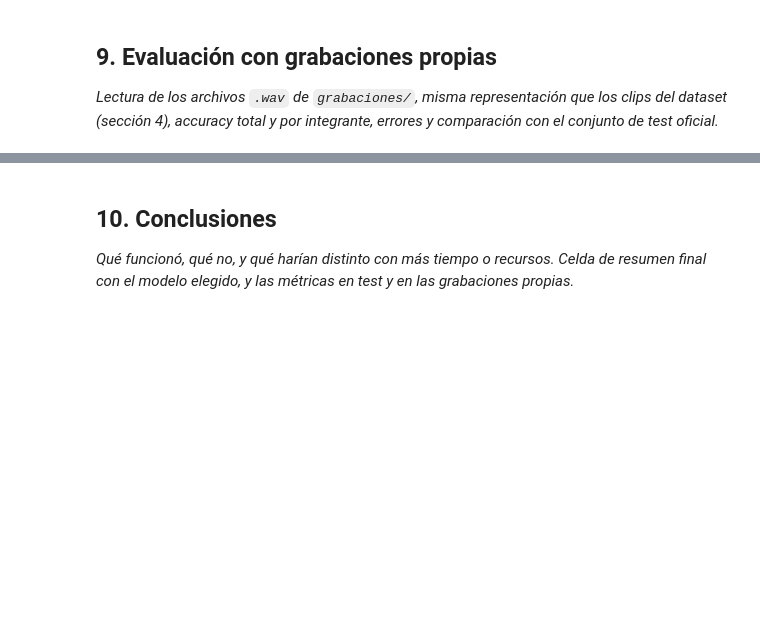
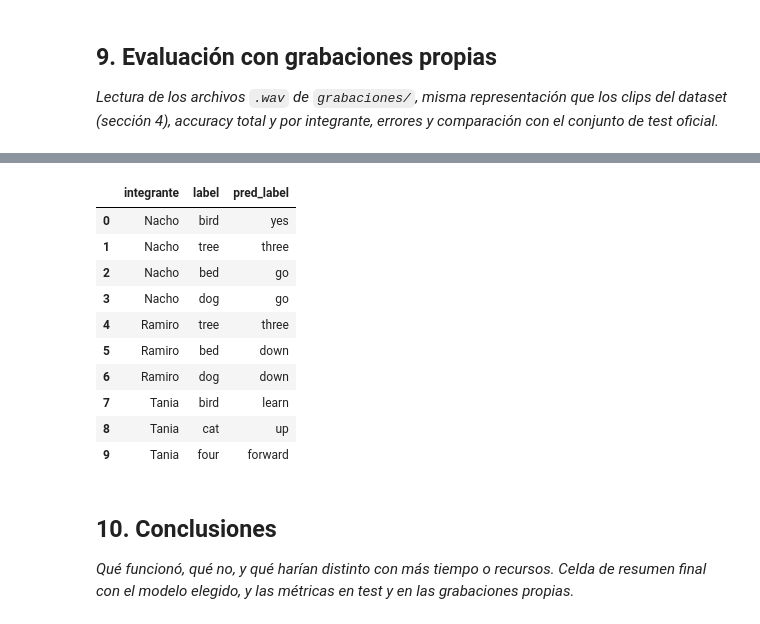
Before and after one commit to ibuscio/taller_deeplearning, a Jupyter notebook: Tarea_2_letra.ipynb, the cells around one changed output, grey strips where cells are left out. Saved outputs shown, nothing was run; the diff lists cells and outputs as text; code cells hidden in the pictures; blank space fills up the shorter version.

```diff
--- a/Tarea_2_letra.ipynb
+++ b/Tarea_2_letra.ipynb
@@ -1669,0 +1723,86 @@ else:
+# %%
+import os
+import glob
+import torch
+import pandas as pd
+import numpy as np
+from scipy.io import wavfile
+import torch.nn.functional as F
+
+# 1. Indexar y recolectar las grabaciones del equipo
+base_dir = "audios_equipo"
+integrantes = ["nacho", "Ramiro", "Tania"]
+own_records = []
+
+for persona in integrantes:
+    ruta_persona = os.path.join(base_dir, persona)
+    archivos_wav = glob.glob(os.path.join(ruta_persona, "*.wav"))
+    for filepath in archivos_wav:
+        # El nombre del archivo coincide con la palabra (ej: 'yes.wav' -> 'yes')
+        palabra = os.path.splitext(os.path.basename(filepath))[0].lower()
+        if palabra in CLASS_TO_IDX:
+            own_records.append({
+                "abs_path": filepath,
+                "label": palabra,
+                "label_idx": CLASS_TO_IDX[palabra],
+                "integrante": persona.capitalize()
+            })
+
+df_own = pd.DataFrame(own_records)
+print(f"Total de grabaciones del equipo cargadas: {len(df_own)}")
+
+# 2. Configurar extracción de características y el mejor modelo
+extractor_eval = AudioSequenceExtractor()
+mejor_modelo = final_model  # 'Exp5_DeepGRU_LogMel' obtenido de los experimentos
+mejor_modelo.eval()
+mejor_modelo.to(device)
+
+preds_own = []
+
+# 3. Realizar inferencia individualmente en cada audio
+with torch.no_grad():
+    for idx, row in df_own.iterrows():
+        # Cargar y ajustar longitud a 1.0 segundo (16.000 muestras)
+        wav = load_and_pad_wav(row["abs_path"], TARGET_SAMPLES)
+        # Extraer características Log-Mel (formato T=101, F=64) y añadir dimensión de batch (1, T, F)
+        features = extractor_eval(wav).unsqueeze(0).to(device)
+        # Predicción
+        logits = mejor_modelo(features)
+        pred_idx = logits.argmax(dim=1).item()
+        preds_own.append(pred_idx)
+
+df_own["pred_idx"] = preds_own
+df_own["pred_label"] = [IDX_TO_CLASS[p] for p in preds_own]
+df_own["correcto"] = df_own["label_idx"] == df_own["pred_idx"]
+
+# 4. Reporte de resultados y comparación entre los tres integrantes
+print("\n" + "="*50)
+print("       RENDIMIENTO DE LAS GRABACIONES PROPIAS")
+print("="*50)
+
+accuracy_total = df_own["correcto"].mean() * 100
+print(f"Exactitud Global del Equipo: {accuracy_total:.2f}% ({df_own['correcto'].sum()}/{len(df_own)})\n")
+
+print("Desglose por integrante:")
+mejores_resultados = []
+for persona in df_own["integrante"].unique():
+    sub_df = df_own[df_own["integrante"] == persona]
+    correctos = sub_df["correcto"].sum()
+    totales = len(sub_df)
+    acc = (correctos / totales) * 100
+    mejores_resultados.append((persona, acc, correctos, totales))
+    print(f"  - {persona:<8s} : {acc:.2f}% de precisión ({correctos}/{totales} aciertos)")
+
+# Determinar quién obtuvo mejores resultados
+mejores_resultados.sort(key=lambda x: x[1], reverse=True)
+ganador = mejores_resultados[0]
+print("\n" + "="*50)
+print(f"🏆 El integrante con el MEJOR resultado es: {ganador[0]} con {ganador[1]:.2f}% de precisión.")
+print("="*50)
+
+# Mostrar algunos errores comunes si existen
+errores = df_own[df_own["correcto"] == False]
+if len(errores) > 0:
+    print(f"\nDetalle de algunas palabras que se confundieron (Total de fallos: {len(errores)}):")
+    display(errores[["integrante", "label", "pred_label"]].head(10).reset_index(drop=True))
+# %% [output]
@@ -1670,3 +1826,14 @@ else:
+|  | integrante | label | pred_label |
+| 0 | Nacho | bird | yes |
+| 1 | Nacho | tree | three |
+| 2 | Nacho | bed | go |
+| 3 | Nacho | dog | go |
+| 4 | Ramiro | tree | three |
+| 5 | Ramiro | bed | down |
+| 6 | Ramiro | dog | down |
+| 7 | Tania | bird | learn |
+| 8 | Tania | cat | up |
+| 9 | Tania | four | forward |
 # %% [markdown]
 ## 10. Conclusiones
 
```
Also changed, not shown: parts of 14 cells of this notebook.
